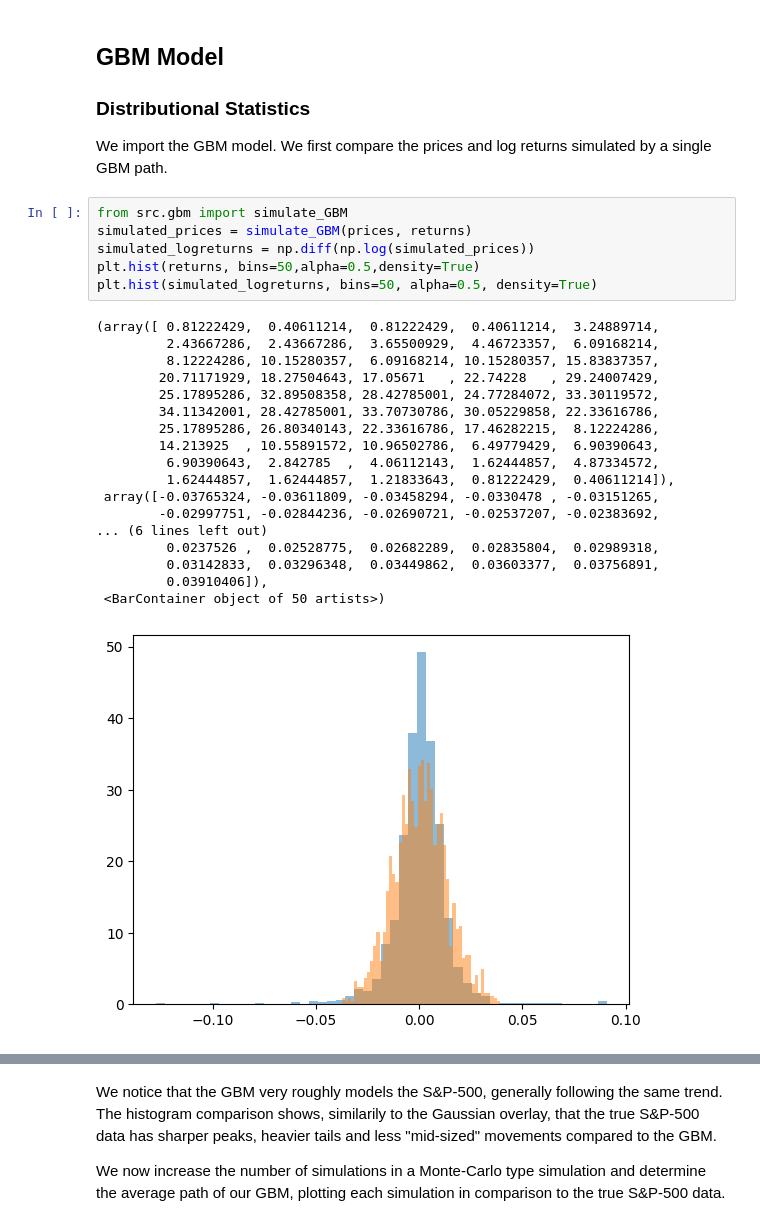
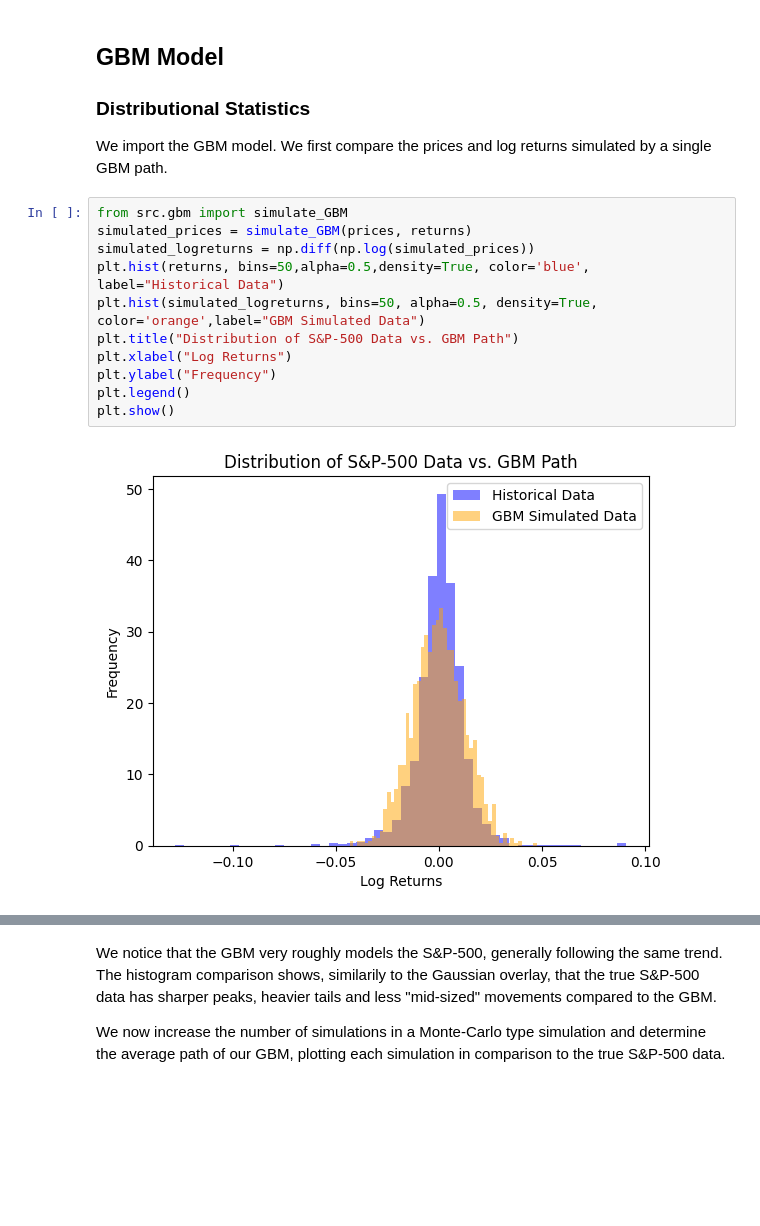
Before and after one commit to noellerpaula/gbm_vs_sp500, a Jupyter notebook: notebooks/analysis.ipynb, the cells around one changed output, grey strips where cells are left out. Drawn from its saved outputs; the diff is of its cells as text; blank space fills up the shorter version.

```diff
--- a/notebooks/analysis.ipynb
+++ b/notebooks/analysis.ipynb
@@ -152,27 +155,15 @@ We import the GBM model. We first compare the prices and log returns simulated b
 # %%
 from src.gbm import simulate_GBM
 simulated_prices = simulate_GBM(prices, returns)
 simulated_logreturns = np.diff(np.log(simulated_prices))
-plt.hist(returns, bins=50,alpha=0.5,density=True)
-plt.hist(simulated_logreturns, bins=50, alpha=0.5, density=True)
+plt.hist(returns, bins=50,alpha=0.5,density=True, color='blue', label="Historical Data")
+plt.hist(simulated_logreturns, bins=50, alpha=0.5, density=True, color='orange',label="GBM Simulated Data")
+plt.title("Distribution of S&P-500 Data vs. GBM Path")
+plt.xlabel("Log Returns")
+plt.ylabel("Frequency")
+plt.legend()
+plt.show()
 # %% [output]
-(array([ 0.81222429,  0.40611214,  0.81222429,  0.40611214,  3.24889714,
-         2.43667286,  2.43667286,  3.65500929,  4.46723357,  6.09168214,
-         8.12224286, 10.15280357,  6.09168214, 10.15280357, 15.83837357,
-        20.71171929, 18.27504643, 17.05671   , 22.74228   , 29.24007429,
-        25.17895286, 32.89508358, 28.42785001, 24.77284072, 33.30119572,
-        34.11342001, 28.42785001, 33.70730786, 30.05229858, 22.33616786,
-        25.17895286, 26.80340143, 22.33616786, 17.46282215,  8.12224286,
-        14.213925  , 10.55891572, 10.96502786,  6.49779429,  6.90390643,
-         6.90390643,  2.842785  ,  4.06112143,  1.62444857,  4.87334572,
-         1.62444857,  1.62444857,  1.21833643,  0.81222429,  0.40611214]),
- array([-0.03765324, -0.03611809, -0.03458294, -0.0330478 , -0.03151265,
-        -0.02997751, -0.02844236, -0.02690721, -0.02537207, -0.02383692,
-... (6 lines left out)
-         0.0237526 ,  0.02528775,  0.02682289,  0.02835804,  0.02989318,
-         0.03142833,  0.03296348,  0.03449862,  0.03603377,  0.03756891,
-         0.03910406]),
- <BarContainer object of 50 artists>)
-[figure, old version]
+[figure, new version]
 # %%
 t = np.linspace(0, len(prices)/252, len(prices))
```
Also changed, not shown: parts of 20 cells of this notebook, 1 other file.
